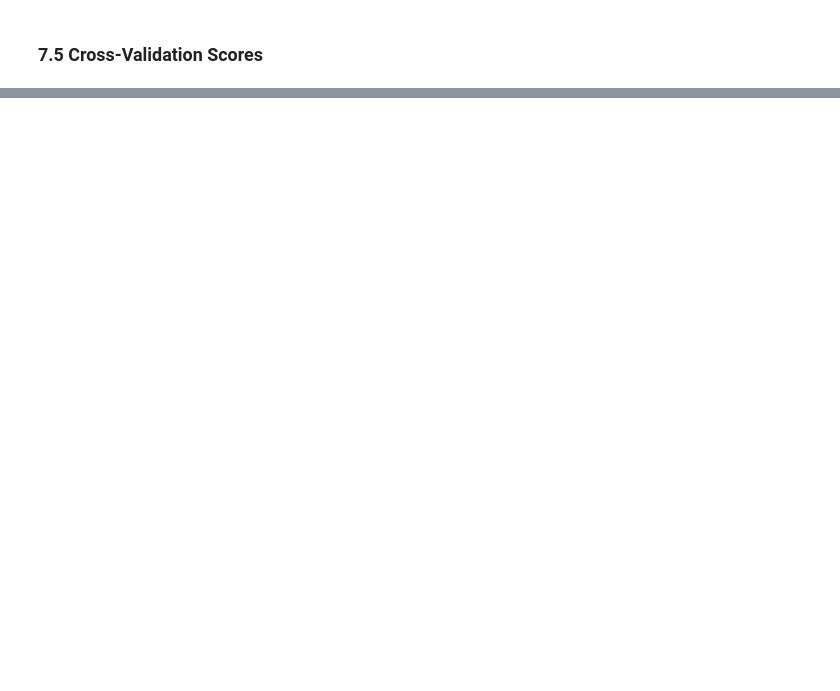
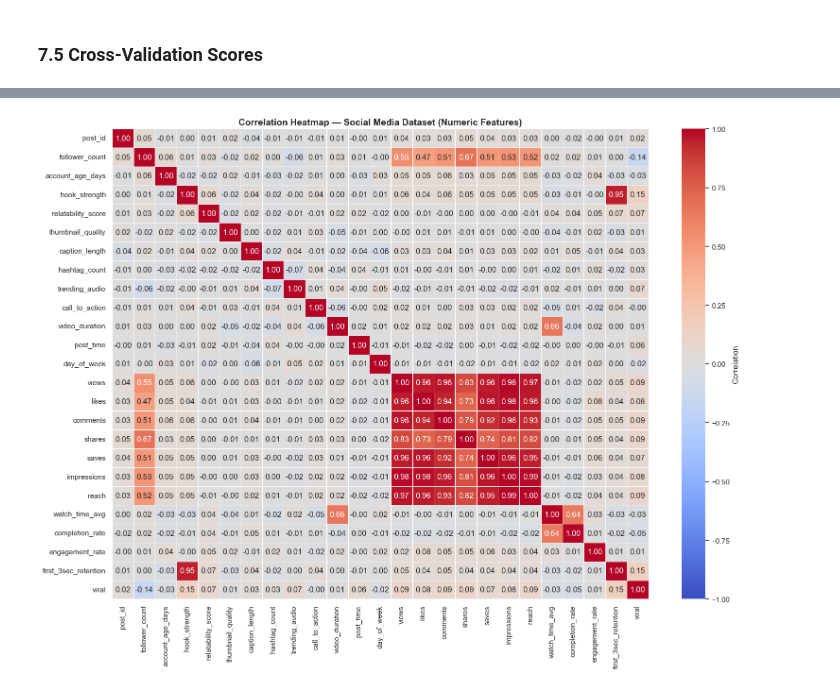
Before and after one commit to Danishali273/InternShip-Selection-Prediction, a Jupyter notebook: ML_Lab_Project.ipynb, the cells around one changed output, grey strips where cells are left out. Saved outputs shown, nothing was run; the diff lists cells and outputs as text; code cells hidden in the pictures; blank space fills up the shorter version.

```diff
--- a/Internship_Selection_ML.instructions.ipynb
+++ b/ML_Lab_Project.ipynb
@@ -825,0 +942,20 @@ cost sensitive with random forest is the best model
+# %%
+# Create correlation heatmap for social media dataset (numeric columns only)
+numeric_ds2 = ds2.select_dtypes(include=[np.number])
+
+plt.figure(figsize=(16, 12))
+sns.heatmap(
+    numeric_ds2.corr(),
+    annot=True,
+    fmt='.2f',
+    cmap='coolwarm',
+    linewidths=0.5,
+    vmin=-1,
+    vmax=1,
+    cbar_kws={'label': 'Correlation'}
+)
+plt.title('Correlation Heatmap — Social Media Dataset (Numeric Features)', fontsize=14, fontweight='bold')
+plt.tight_layout()
+plt.show()
+# %% [output]
+[figure, added]
```
Also changed, not shown: parts of 14 cells of this notebook, 17 other files.
